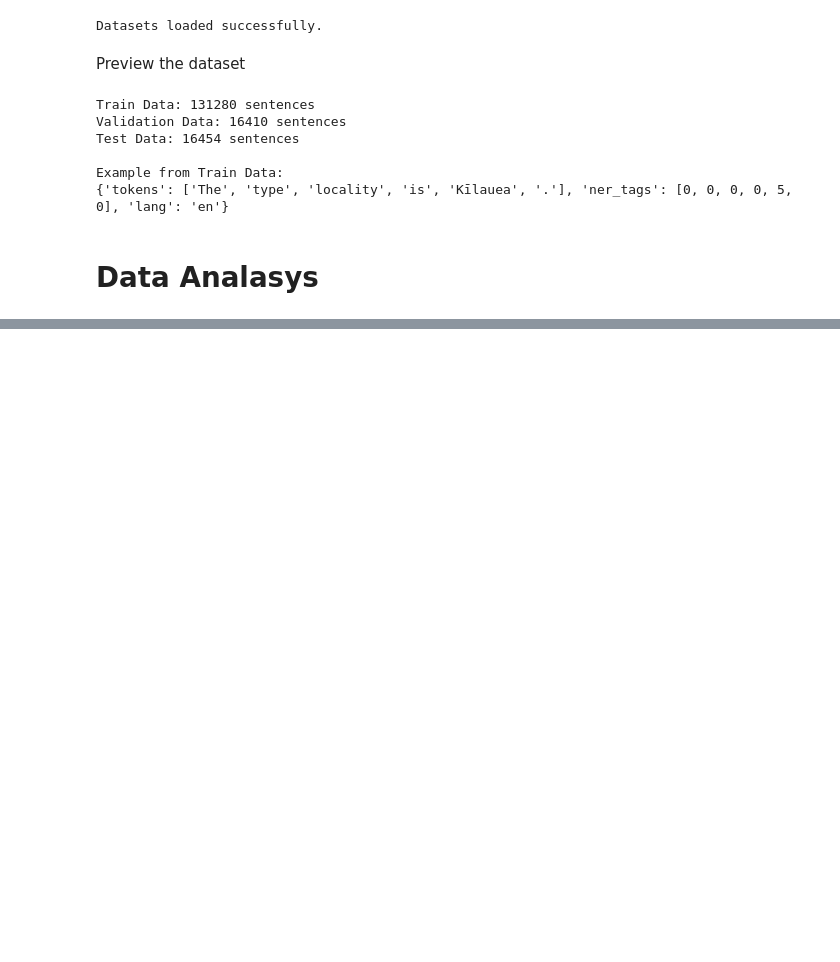
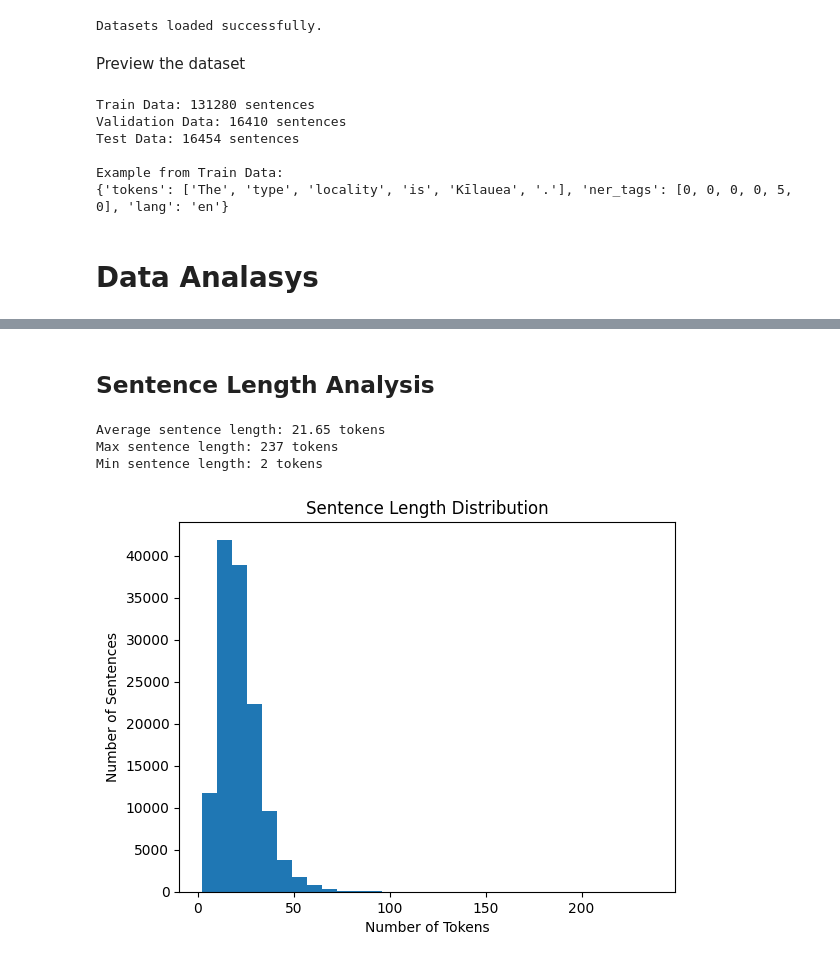
Before and after one commit to auphong2707/nlp-ner, a Jupyter notebook: EDA.ipynb, the cells around one changed output, grey strips where cells are left out. Drawn from its saved outputs; the diff is of its cells as text; code cells hidden in the pictures; blank space fills up the shorter version.

```diff
--- a/EDA.ipynb
+++ b/EDA.ipynb
@@ -46,0 +112,21 @@ Example from Train Data:
+# %% [markdown]
+## Sentence Length Analysis
+# %%
+# Sentence length analysis
+sentence_lengths = [len(item['tokens']) for item in train_data]
+
+print(f"Average sentence length: {np.mean(sentence_lengths):.2f} tokens")
+print(f"Max sentence length: {np.max(sentence_lengths)} tokens")
+print(f"Min sentence length: {np.min(sentence_lengths)} tokens")
+
+# Plot
+plt.hist(sentence_lengths, bins=30)
+plt.title("Sentence Length Distribution")
+plt.xlabel("Number of Tokens")
+plt.ylabel("Number of Sentences")
+plt.show()
+# %% [output]
+Average sentence length: 21.65 tokens
+Max sentence length: 237 tokens
+Min sentence length: 2 tokens
+[figure, added]
```
Also changed, not shown: parts of 11 cells of this notebook.
